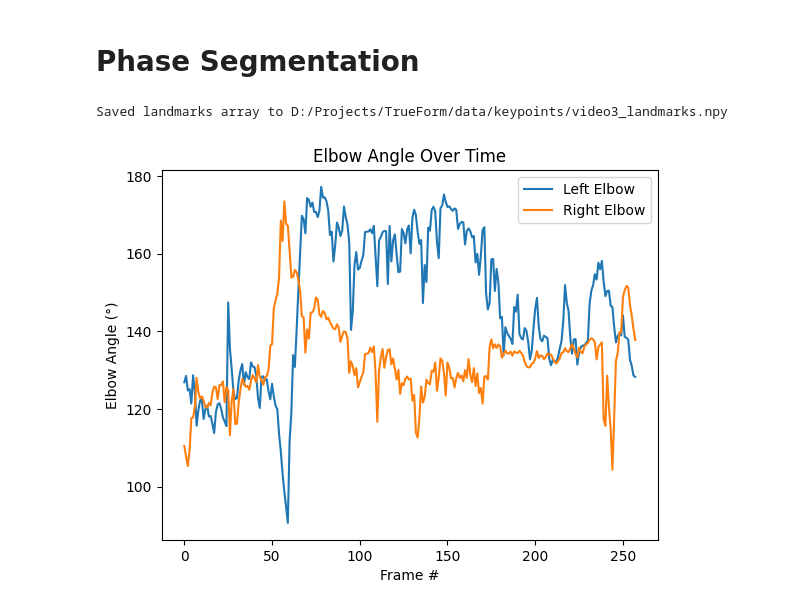
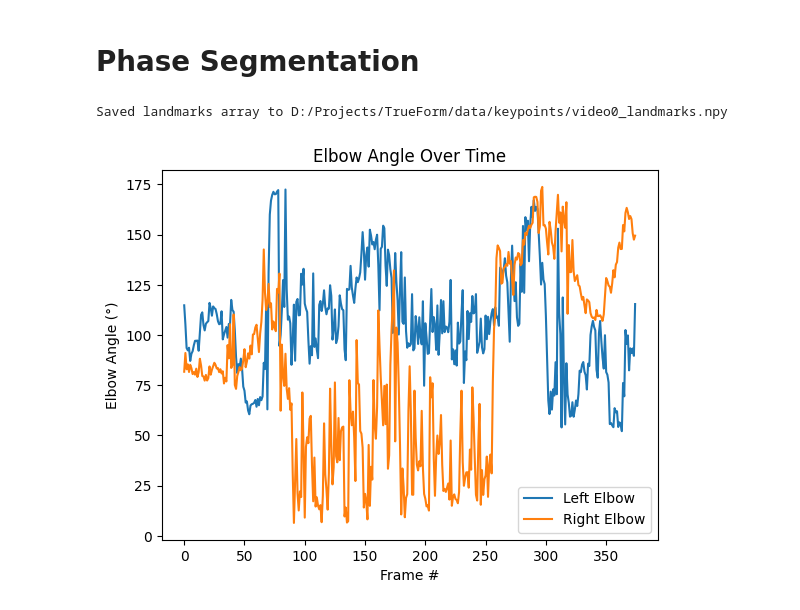
Before and after one commit to AniiiiKeT/TrueForm, a Jupyter notebook: notebooks/pose_detector_v2.ipynb, the cells around one changed output. Cells and saved outputs as stored; diff of their text form; code cells hidden in the pictures.

```diff
--- a/notebooks/pose_detector_v2.ipynb
+++ b/notebooks/pose_detector_v2.ipynb
@@ -40,8 +40,8 @@ options = vision.PoseLandmarkerOptions(
 )
 detector = vision.PoseLandmarker.create_from_options(options)
 # %%
-VIDEO_PATH    = "../data/raw/video3.mp4"
-OUTPUT_PATH   = "../data/processed/video3_annotated_new.mp4"
+VIDEO_PATH    = "../data/raw/video0.mp4"
+OUTPUT_PATH   = "../data/processed/video0_annotated_new.mp4"
 
 cap = cv2.VideoCapture(VIDEO_PATH)
 if not cap.isOpened():
@@ -102,10 +118,10 @@ import os
 
 kp_array = np.stack(keypoints, axis=0)  # shape = (F, L, 3)
 os.makedirs(os.path.dirname("D:/Projects/TrueForm/data/keypoints"), exist_ok=True)
-np.save("D:/Projects/TrueForm/data/keypoints/video3_landmarks.npy", kp_array)
-print(f"Saved landmarks array to {'D:/Projects/TrueForm/data/keypoints/video3_landmarks.npy'}")
+np.save("D:/Projects/TrueForm/data/keypoints/video0_landmarks.npy", kp_array)
+print(f"Saved landmarks array to {'D:/Projects/TrueForm/data/keypoints/video0_landmarks.npy'}")
 # %% [output]
-Saved landmarks array to D:/Projects/TrueForm/data/keypoints/video3_landmarks.npy
+Saved landmarks array to D:/Projects/TrueForm/data/keypoints/video0_landmarks.npy
 # %%
 import math
 import numpy as np
@@ -118,37 +134,37 @@ def angle_between(a, b, c):
     cos_ang = np.dot(ba, bc) / (np.linalg.norm(ba) * np.linalg.norm(bc))
     return math.degrees(math.acos(np.clip(cos_ang, -1.0, 1.0)))
 
-landmarks = np.load('../data/keypoints/video_2_landmarks.npy')  # shape (F,33,3)
+landmarks = np.load('../data/keypoints/video0_landmarks.npy')  # shape (F,33,3)
 F = landmarks.shape[0]
 
 # Preallocating arrays for angles
 left_elbow = np.zeros(F)
 right_elbow = np.zeros(F)
 
 
 L = solutions.pose.PoseLandmark
 
 for i in range(F):
     coords = landmarks[i]
     left_elbow[i]  = angle_between(
         coords[L.LEFT_SHOULDER.value],
         coords[L.LEFT_ELBOW.value],
         coords[L.LEFT_WRIST.value]
     )
     right_elbow[i] = angle_between(
         coords[L.RIGHT_SHOULDER.value],
         coords[L.RIGHT_ELBOW.value],
         coords[L.RIGHT_WRIST.value]
     )
 
 # Plot
 plt.figure()
 plt.plot(range(F), left_elbow, label='Left Elbow')
 plt.plot(range(F), right_elbow, label='Right Elbow')
 plt.xlabel('Frame #')
 plt.ylabel('Elbow Angle (°)')
 plt.title('Elbow Angle Over Time')
 plt.legend()
 plt.show()
 # %% [output]
-[figure, old version]
+[figure, new version]
```
Also changed, not shown: parts of 10 cells of this notebook, 1 other file.
